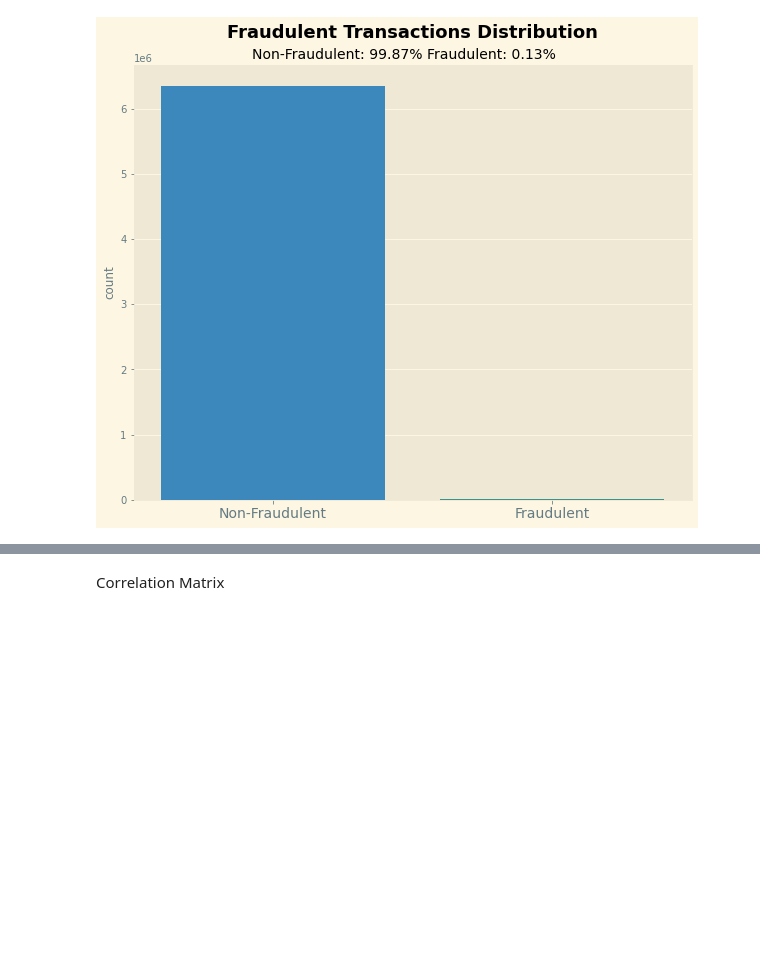
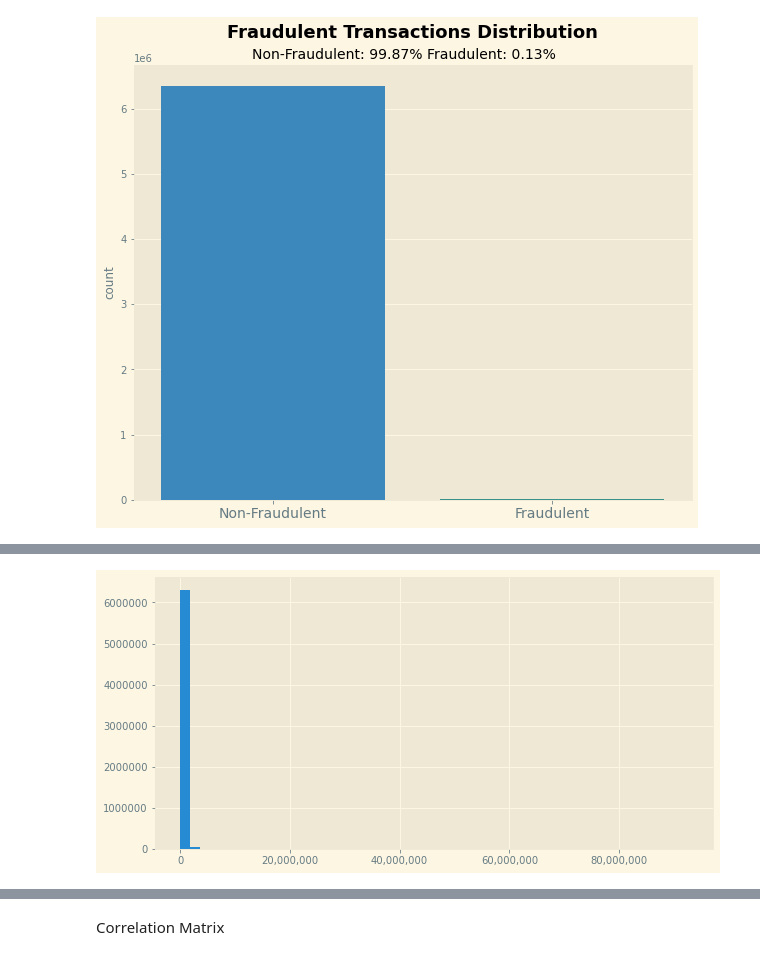
Before and after one commit to KishenSharma6/CreditFraudAnalysis, a Jupyter notebook: notebooks/Exploratory Data Analysis/05282021_EDA.ipynb, the cells around one changed output, grey strips where cells are left out. Drawn from its saved outputs; the diff is of its cells as text; code cells hidden in the pictures; blank space fills up the shorter version.

Commit message:
Added transaction amount distributions

```diff
--- a/notebooks/Exploratory Data Analysis/05282021_EDA.ipynb
+++ b/notebooks/Exploratory Data Analysis/05282021_EDA.ipynb
@@ -112,0 +135,10 @@ Successfully saved image to path
+# %%
+f, ax= plt.subplots(figsize= (10,5))
+
+
+df.loc[df['isFraud']==False, 'amount'].hist(bins= 50, ax= ax)
+ax.ticklabel_format(useOffset=False, style='plain')
+ax.get_xaxis().set_major_formatter(
+    matplotlib.ticker.FuncFormatter(lambda x, p: format(int(x), ',')))
+# %% [output]
+[figure, added]
```
Also changed, not shown: parts of 5 cells of this notebook.
